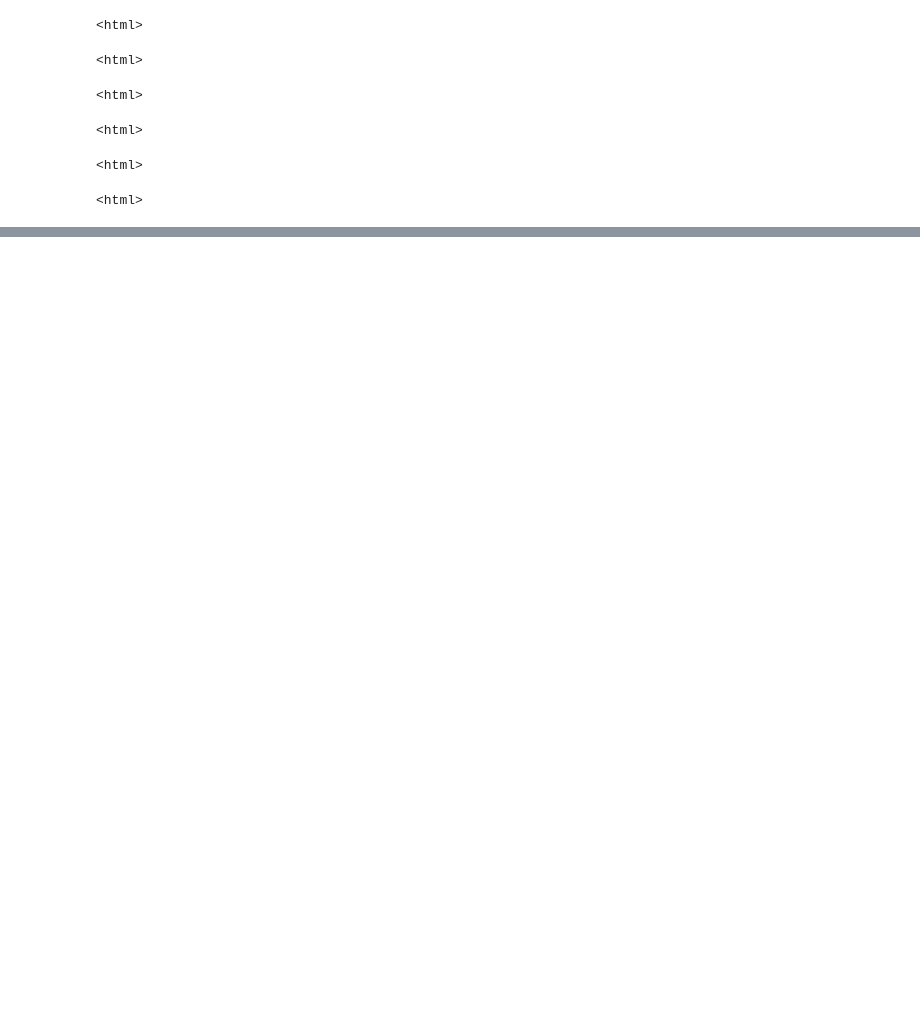
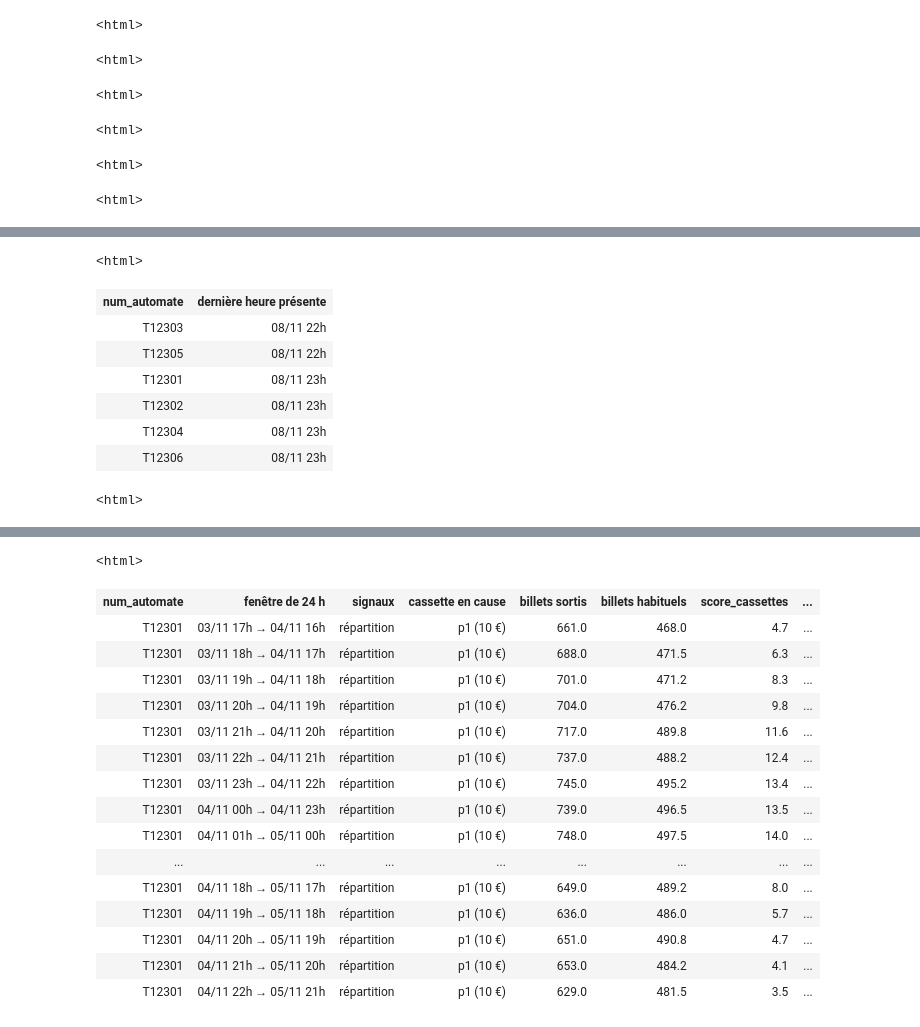
Before and after one commit to LhMaNA/coder_en_pyspark, a Jupyter notebook: detection_cassettes/detection_cassettes_resultats_fictifs.ipynb, the cells around one changed output, grey strips where cells are left out. Drawn from its saved outputs; the diff is of its cells as text; code cells hidden in the pictures; blank space fills up the shorter version.

```diff
--- a/detection_cassettes/detection_cassettes_resultats_fictifs.ipynb
+++ b/detection_cassettes/detection_cassettes_resultats_fictifs.ipynb
@@ -589,0 +751,54 @@ if DATASET_SORTIE_EVENEMENTS and len(evenements):
+# %%
+if CAS_CONNU:
+    z0, z1 = pd.Timestamp(CAS_CONNU["debut"]), pd.Timestamp(CAS_CONNU["fin"])
+    marge = pd.Timedelta(days=CAS_CONNU.get("jours_autour", 2))
+    pref = str(CAS_CONNU["prefixe_site"]).strip().lstrip("0")
+    codes = infos["code_site_implantation"].astype(str).str.strip().str.replace(r"\.0$", "", regex=True).str.lstrip("0")
+    terminal_zoom = codes[codes.str.startswith(pref)].index
+    derniere = brut[brut["num_automate"].isin(terminal_zoom)].groupby("num_automate")["ts"].max()
+    afficher_chiffres({"code regate commençant par": pref,
+                       "terminal concernés": len(terminal_zoom),
+                       "période donnée": "{} → {}".format(z0.strftime("%d/%m %Hh"), z1.strftime("%d/%m %Hh")),
+                       "date max des données (tous terminal)": brut["ts"].max().strftime("%d/%m/%Y %Hh"),
+                       "date max des données (ces terminaux)": derniere.max().strftime("%d/%m/%Y %Hh") if len(derniere) else "–",
+                       "période couverte": "oui" if len(derniere) and derniere.max() >= z1 - pd.Timedelta(hours=1)
+                       else "NON : données arrêtées avant la fin de la période"},
+                      "Zoom code regate {} du {} au {}".format(pref, z0.strftime("%d/%m"), z1.strftime("%d/%m")))
+
+    # dernière date de chaque terminal : un terminal qui s'arrête avant la période ne peut pas être analysé
+    table_dates = pd.DataFrame({"num_automate": derniere.index,
+                                "dernière heure présente": derniere.values}).sort_values("dernière heure présente")
+    afficher_tableau(table_dates, "Dernière heure présente dans les données, par terminal")
+
+    # événements de la section 6 qui touchent la période
+    if len(evenements):
+        ev_zoom = evenements[evenements["num_automate"].isin(terminal_zoom) &
+                             (evenements["au"] >= z0 - marge) & (evenements["alerte du"] <= z1 + marge)]
+    else:
+        ev_zoom = pd.DataFrame()
+    afficher_tableau(ev_zoom.drop(columns=["force"]) if len(ev_zoom) else ev_zoom,
+                     "Événements de ces terminaux autour de la période ({} événement(s))".format(len(ev_zoom)),
+                     "Événements de la section 6 dont les dates chevauchent la période donnée, élargie de {} jours."
+                     .format(marge.days))
+
+    # fenêtres de 24 h en alerte, heure par heure, pour ces terminaux et cette période
+    fen_zoom = analyse[analyse["num_automate"].isin(terminal_zoom) & (analyse["ts"] >= z0 - marge) &
+                       (analyse["ts"] <= z1 + marge) & analyse["alerte"]].copy()
+    if len(fen_zoom):
+        fen_zoom["signaux"] = fen_zoom.apply(lambda l: ", ".join(nom for nom, cle in SIGNAUX if l[cle]), axis=1)
+        fen_zoom["fenêtre de 24 h"] = fen_zoom["ts"].apply(
+            lambda t: "{} → {}".format((t - pd.Timedelta(hours=FENETRE_HEURES - 1)).strftime("%d/%m %Hh"),
+                                       t.strftime("%d/%m %Hh")))
+        en_vol = fen_zoom[["signal_sur", "signal_sous", "signal_reactivation"]].any(axis=1)
+        fen_zoom["k"] = np.where(en_vol, fen_zoom["position_volume"], fen_zoom["position_ecart"]).astype(int)
+        fen_zoom["cassette en cause"] = fen_zoom.apply(lambda l: "p{} ({} €)".format(
+            l["k"], formater(habitude.loc[l["num_automate"], "val_ref_pos{}".format(l["k"])])).replace(".0 €", " €"),
+            axis=1)
+        fen_zoom["billets sortis"] = fen_zoom.apply(lambda l: l["nb_billets_pos{}".format(l["k"])], axis=1)
+        fen_zoom["billets habituels"] = fen_zoom.apply(lambda l: l["attendu_pos{}".format(l["k"])], axis=1)
+        fen_zoom = fen_zoom[["num_automate", "fenêtre de 24 h", "signaux", "cassette en cause", "billets sortis",
+                             "billets habituels", "score_cassettes", "score_volume", "nb_retraits_repetes_10min"]]
+    afficher_tableau(fen_zoom, "Fenêtres de 24 h en alerte pour ces terminaux ({} fenêtre(s))".format(len(fen_zoom)),
+                     "Une ligne par heure de fin de fenêtre ; billets sortis et habituels de la cassette en cause "
+                     "sur les 24 h de la fenêtre.", max_lignes=60)
+# %% [output]
@@ -589,0 +806,9 @@ if DATASET_SORTIE_EVENEMENTS and len(evenements):
+<html>
+| num_automate | dernière heure présente |
+| T12303 | 08/11 22h |
+| T12305 | 08/11 22h |
+| T12301 | 08/11 23h |
+| T12302 | 08/11 23h |
+| T12304 | 08/11 23h |
+| T12306 | 08/11 23h |
+<html>
@@ -589,0 +817,17 @@ if DATASET_SORTIE_EVENEMENTS and len(evenements):
+<html>
+| num_automate | fenêtre de 24 h | signaux | cassette en cause | billets sortis | billets habituels | score_cassettes | ... |
+| T12301 | 03/11 17h → 04/11 16h | répartition | p1 (10 €) | 661.0 | 468.0 | 4.7 | ... |
+| T12301 | 03/11 18h → 04/11 17h | répartition | p1 (10 €) | 688.0 | 471.5 | 6.3 | ... |
+| T12301 | 03/11 19h → 04/11 18h | répartition | p1 (10 €) | 701.0 | 471.2 | 8.3 | ... |
+| T12301 | 03/11 20h → 04/11 19h | répartition | p1 (10 €) | 704.0 | 476.2 | 9.8 | ... |
+| T12301 | 03/11 21h → 04/11 20h | répartition | p1 (10 €) | 717.0 | 489.8 | 11.6 | ... |
+| T12301 | 03/11 22h → 04/11 21h | répartition | p1 (10 €) | 737.0 | 488.2 | 12.4 | ... |
+| T12301 | 03/11 23h → 04/11 22h | répartition | p1 (10 €) | 745.0 | 495.2 | 13.4 | ... |
+| T12301 | 04/11 00h → 04/11 23h | répartition | p1 (10 €) | 739.0 | 496.5 | 13.5 | ... |
+| T12301 | 04/11 01h → 05/11 00h | répartition | p1 (10 €) | 748.0 | 497.5 | 14.0 | ... |
+| ... | ... | ... | ... | ... | ... | ... | ... |
+| T12301 | 04/11 18h → 05/11 17h | répartition | p1 (10 €) | 649.0 | 489.2 | 8.0 | ... |
+| T12301 | 04/11 19h → 05/11 18h | répartition | p1 (10 €) | 636.0 | 486.0 | 5.7 | ... |
+| T12301 | 04/11 20h → 05/11 19h | répartition | p1 (10 €) | 651.0 | 490.8 | 4.7 | ... |
+| T12301 | 04/11 21h → 05/11 20h | répartition | p1 (10 €) | 653.0 | 484.2 | 4.1 | ... |
+| T12301 | 04/11 22h → 05/11 21h | répartition | p1 (10 €) | 629.0 | 481.5 | 3.5 | ... |
```
Also changed, not shown: parts of 14 cells of this notebook, 1 other file.
